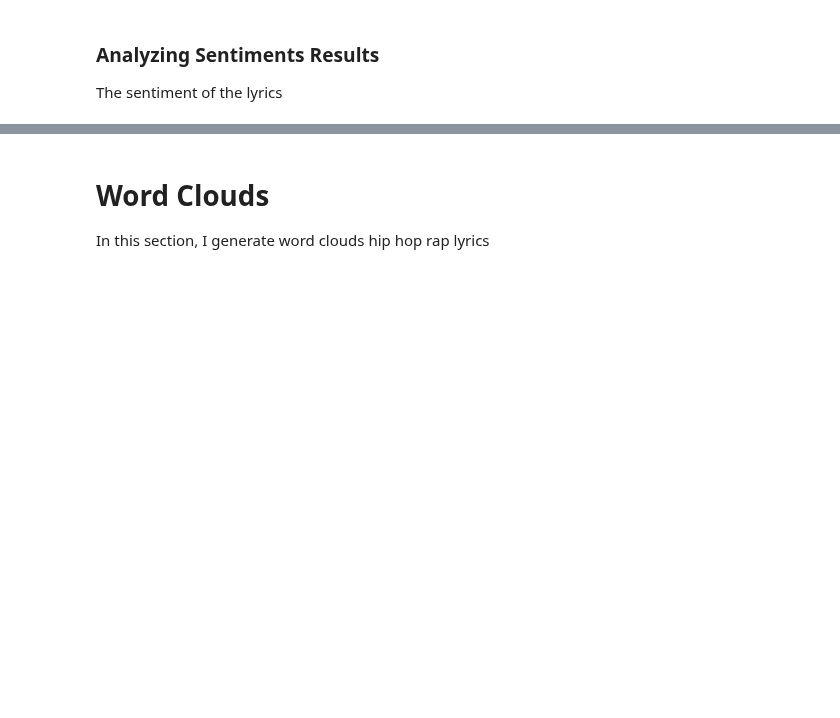
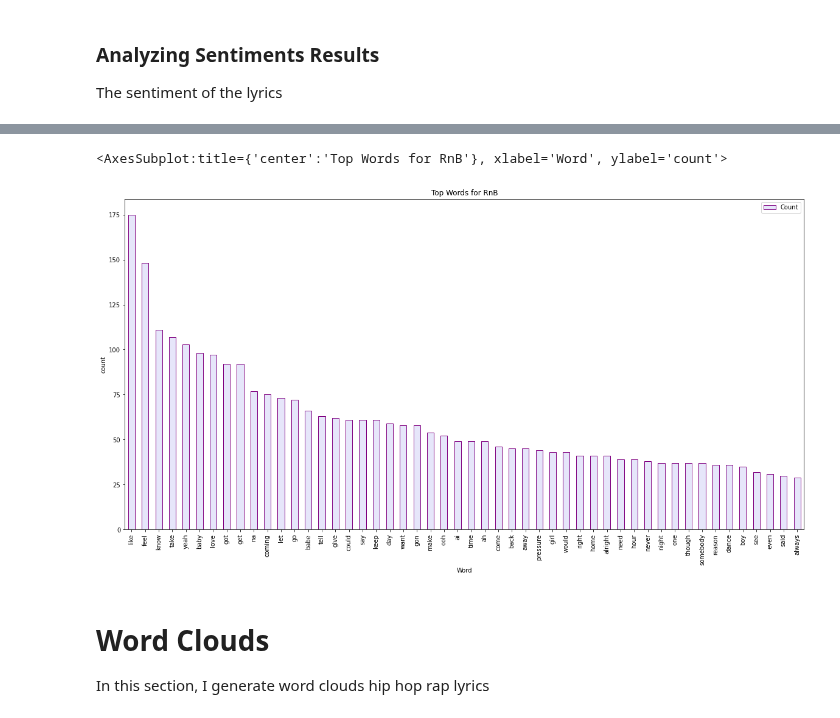
Before and after one commit to laufrankb/MiamiFintechProject2, a Jupyter notebook: hiphop_rnb_data/rnblyrics.ipynb, the cells around one changed output, grey strips where cells are left out. Drawn from its saved outputs; the diff is of its cells as text; code cells hidden in the pictures; blank space fills up the shorter version.

```diff
--- a/hiphop_rnb_data/rnblyrics.ipynb
+++ b/hiphop_rnb_data/rnblyrics.ipynb
@@ -528,3 +528,9 @@ lyrics_top50_df.plot.bar(color='lavender', edgecolor = 'purple', title ='Top Wor
+# %%
+# Plot most common tokens
+lyrics_top50_df.plot.bar(ylabel='count', color='lavender', edgecolor = 'purple', title ='Top Words for RnB', figsize=(20,10))
+# %% [output]
+<AxesSubplot:title={'center':'Top Words for RnB'}, xlabel='Word', ylabel='count'>
+[figure, added]
 # %% [markdown]
 # Word Clouds
 In this section, I generate word clouds hip hop rap lyrics
```
Also changed, not shown: parts of 24 cells of this notebook, 4 other files.
